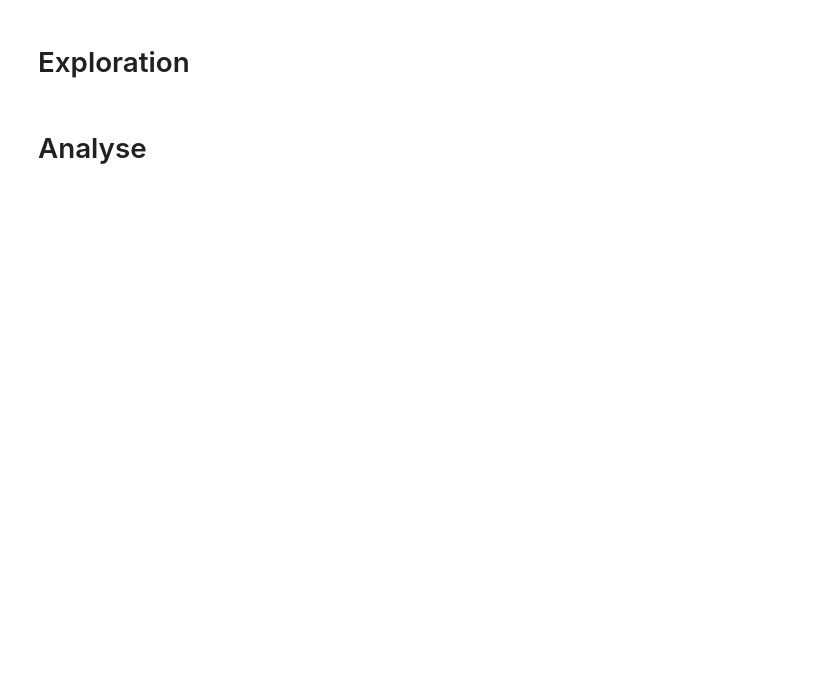
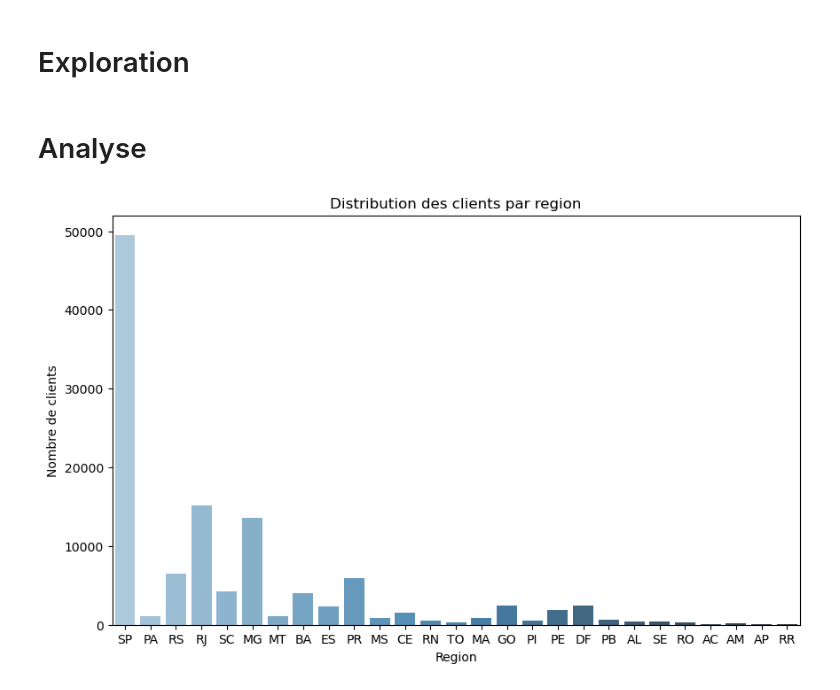
Before and after one commit to kamelben9/Brief-Clustering, a Jupyter notebook: analyse.ipynb, the cells around one changed output. Saved outputs shown, nothing was run; the diff lists cells and outputs as text; code cells hidden in the pictures; blank space fills up the shorter version.

```diff
--- a/analyse.ipynb
+++ b/analyse.ipynb
@@ -69,7 +69,8 @@ data = customers.merge(orders, on = 'customer_id') \
                 .merge(reviews, on = 'order_id') \
                 .merge(products, on = 'product_id') \
                 .merge(sellers, on = 'seller_id') \
-                .merge(payments, on = 'order_id')
+                .merge(payments, on = 'order_id') \
+
 
 
 data.head()
@@ -158,3 +159,7 @@ data['order_status'].unique()
 # %% [output]
 array(['delivered', 'shipped', 'invoiced', 'canceled', 'processing',
        'unavailable', 'approved'], dtype=object)
+# %%
+data['order_status'] = data['order_status'].astype(str)
+# %%
+data = data[data['order_status'] != 'canceled', 'unavailable' ]
@@ -162,3 +197,14 @@ array(['delivered', 'shipped', 'invoiced', 'canceled', 'processing',
 # Exploration
 # %% [markdown]
 # Analyse
+# %%
+customer_columns = ['order_id', 'customer_id', 'customer_state']
+
+plt.figure(figsize=(10, 6))
+sns.countplot(x='customer_state', data=data[customer_columns], palette=("Blues_d"))
+plt.title('Distribution des clients par region')
+plt.xlabel('Region')
+plt.ylabel('Nombre de clients')
+plt.show()
+# %% [output]
+[figure, added]
```
Also changed, not shown: parts of 3 cells of this notebook.
